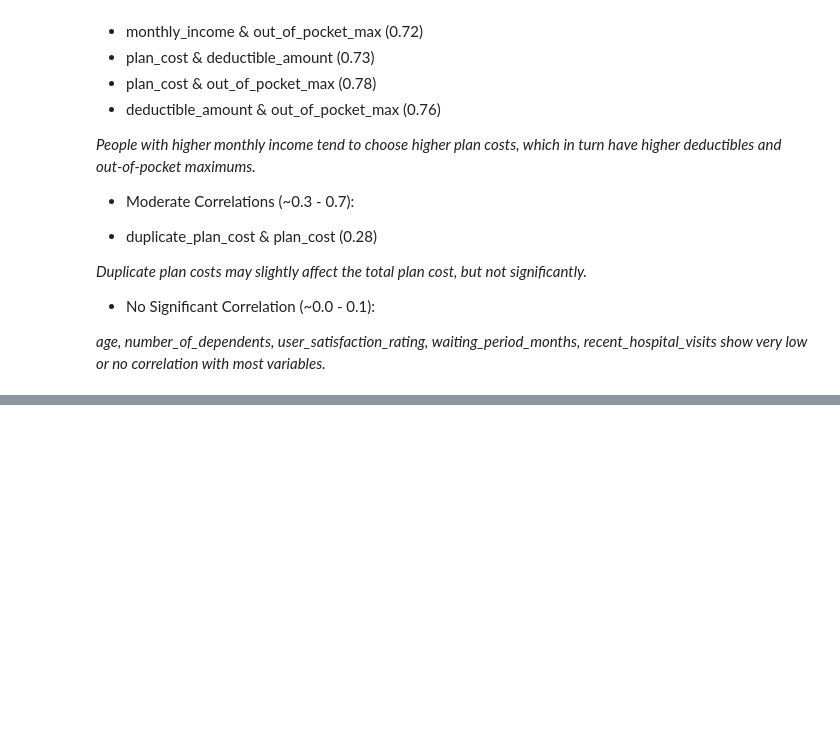
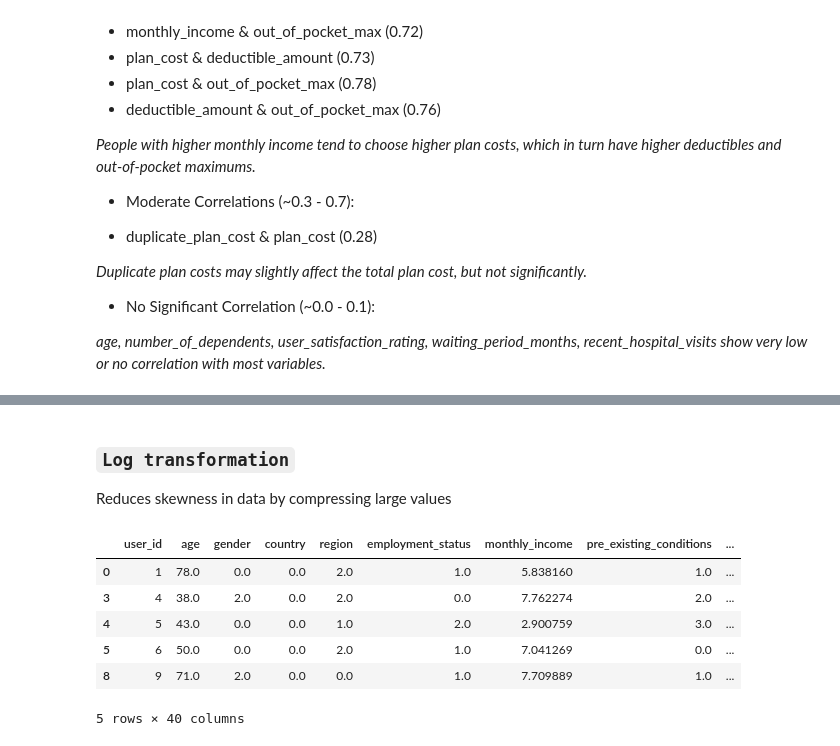
Before and after one commit to ruth-kitasi/Health-Insurance-Recommender-System, a Jupyter notebook: index.ipynb, the cells around one changed output, grey strips where cells are left out. Cells and saved outputs as stored; diff of their text form; code cells hidden in the pictures; blank space fills up the shorter version.

```diff
--- a/index.ipynb
+++ b/index.ipynb
@@ -514,0 +552,26 @@ Strong Positive Correlations (Above 0.7):
+# %% [markdown]
+### `Log transformation`
+
+Reduces skewness in data by compressing large values
+# %%
+import numpy as np
+
+# Identify columns that need log transformation (Replace with actual column names)
+log_transform_cols = ["deductible_amount",
+    "out_of_pocket_max",
+    "plan_cost",
+    "monthly_income"]
+
+# Apply log1p transformation (handles zero values safely)
+df[log_transform_cols] = df[log_transform_cols].apply(lambda x: np.log1p(x))
+
+# Display first few rows after log transformation
+df.head()
+# %% [output]
+|  | user_id | age | gender | country | region | employment_status | monthly_income | pre_existing_conditions | ... |
+| 0 | 1 | 78.0 | 0.0 | 0.0 | 2.0 | 1.0 | 5.838160 | 1.0 | ... |
+| 3 | 4 | 38.0 | 2.0 | 0.0 | 2.0 | 0.0 | 7.762274 | 2.0 | ... |
+| 4 | 5 | 43.0 | 0.0 | 0.0 | 1.0 | 2.0 | 2.900759 | 3.0 | ... |
+| 5 | 6 | 50.0 | 0.0 | 0.0 | 2.0 | 1.0 | 7.041269 | 0.0 | ... |
+| 8 | 9 | 71.0 | 2.0 | 0.0 | 0.0 | 1.0 | 7.709889 | 1.0 | ... |
+5 rows × 40 columns
```
Also changed, not shown: parts of 13 cells of this notebook, 1 other file.
